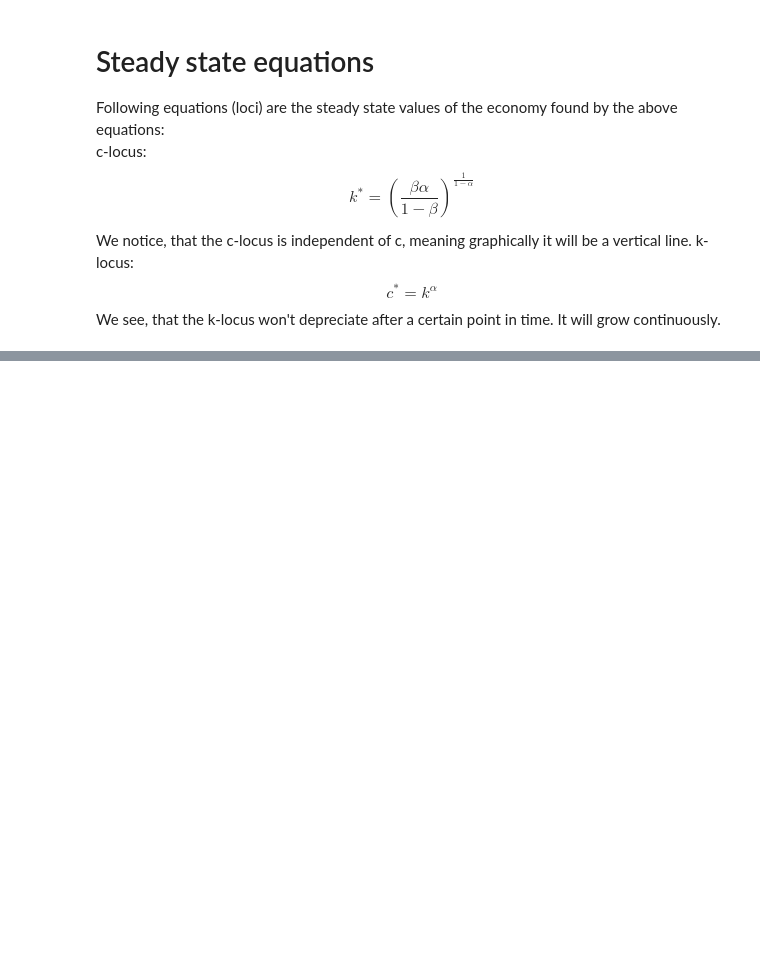
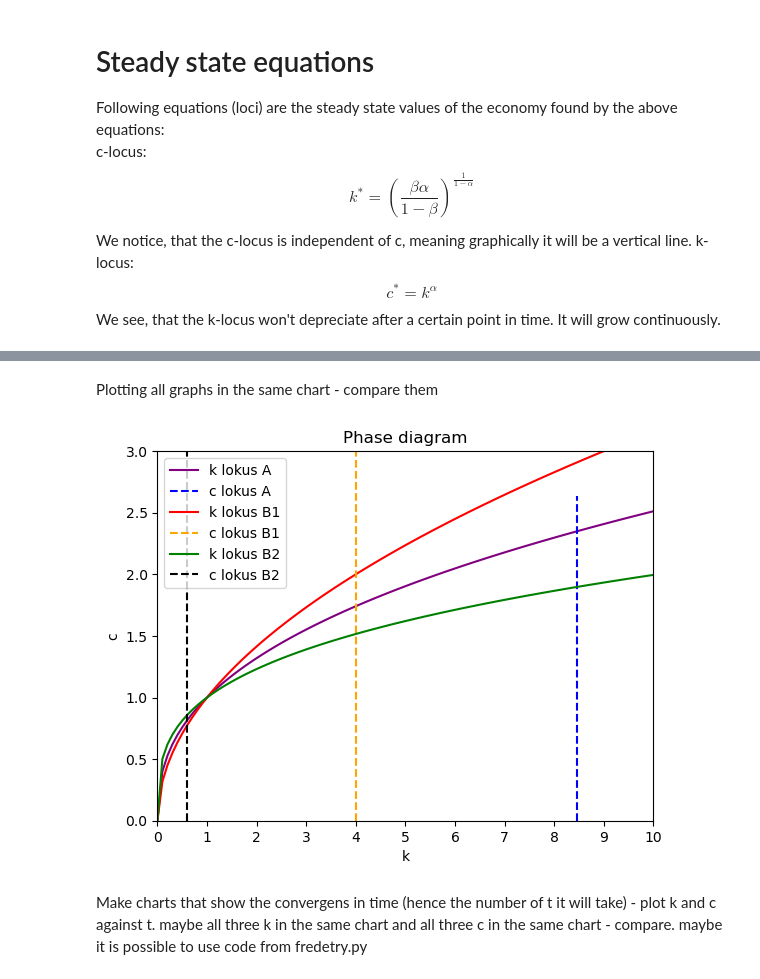
Before and after one commit to NumEconCopenhagen/projects-2023-leif, a Jupyter notebook: modelproject/fredeattemt.ipynb, the cells around one changed output, grey strips where cells are left out. Drawn from its saved outputs; the diff is of its cells as text; code cells hidden in the pictures; blank space fills up the shorter version.

```diff
--- a/modelproject/fredeattemt.ipynb
+++ b/modelproject/fredeattemt.ipynb
@@ -245,0 +230,74 @@ ax.text(0.25, 1.3, "c lokus")
+# %% [markdown]
+Plotting all graphs in the same chart - compare them
+# %%
+import numpy as np
+import matplotlib.pyplot as plt
+
+class Ramseymodelclass:
+    def __init__(self):
+        self.par = {
+            "model1": {"alpha": 0.4, "beta": 0.9},
+            "modelB1": {"alphaB1": 0.5, "betaB1": 0.8},
+            "modelB2": {"alphaB2": 0.3, "betaB2": 0.7}
+        }
+        self.ss = (1, 1)
+        self.ssB1 = (0.5, 0.5)
+        self.ssB2 = (0.2, 0.1)
+
+    @staticmethod
+    def k_lokus(k, alpha):
+        return k ** alpha
+
+    def c_lokus(self, alpha, beta):
+        return ((beta * alpha) / (1 - beta)) ** (1 / (1 - alpha))
+
+    def c_lokusB1(self, alphaB1, betaB1):
+        return ((betaB1 * alphaB1) / (1 - betaB1)) ** (1 / (1 - alphaB1))
+
+    def c_lokusB2(self, alphaB2, betaB2):
+        return ((betaB2 * alphaB2) / (1 - betaB2)) ** (1 / (1 - alphaB2))
+
+ramsey_model = Ramseymodelclass()
+
+# Set up the figure and axes
+fig, ax = plt.subplots()
+
+# Plot for model 1
+k = np.linspace(0, 10, 100)
+c = ramsey_model.c_lokus(ramsey_model.par["model1"]["alpha"], ramsey_model.par["model1"]["beta"])
+ax.plot(k, ramsey_model.k_lokus(k, ramsey_model.par["model1"]["alpha"]), color="purple", label="k lokus A")
+ax.plot([c, c], [0, ax.get_ylim()[1]], "--", color="blue", label="c lokus A")
+
+# Plot for model B1
+kB1 = np.linspace(0, 10, 100)
+cB1 = ramsey_model.c_lokusB1(ramsey_model.par["modelB1"]["alphaB1"], ramsey_model.par["modelB1"]["betaB1"])
+ax.plot(kB1, ramsey_model.k_lokus(kB1, ramsey_model.par["modelB1"]["alphaB1"]), color="red", label="k lokus B1")
+ax.plot([cB1, cB1], [0, ax.get_ylim()[1]], "--", color="orange", label="c lokus B1")
+
+# Plot for model B2
+kB2 = np.linspace(0, 10, 100)
+cB2 = ramsey_model.c_lokusB2(ramsey_model.par["modelB2"]["alphaB2"], ramsey_model.par["modelB2"]["betaB2"])
+ax.plot(kB2, ramsey_model.k_lokus(kB2, ramsey_model.par["modelB2"]["alphaB2"]), color="green", label="k lokus B2")
+ax.plot([cB2, cB2], [0, ax.get_ylim()[1]], "--", color="black", label="c lokus B2")
+
+
+# Set axis labels and title
+ax.set_xlabel("k")
+ax.set_ylabel("c")
+ax.set_title("Phase diagram")
+
+# Set axis limits and tick positions
+ax.set_xlim([0, 10])
+ax.set_ylim([0, 3])
+ax.set_xticks(np.arange(0, 11, 1))
+ax.set_yticks(np.arange(0, 3.5, 0.5))
+
+# Add legend
+ax.legend()
+
+# Display the plot
+plt.show()
+# %% [output]
+[figure, added]
+# %% [markdown]
+Make charts that show the convergens in time (hence the number of t it will take) - plot k and c against t. maybe all three k in the same chart and all three c in the same chart - compare. maybe it is possible to use code from fredetry.py
```
Also changed, not shown: parts of 21 cells of this notebook, 3 other files.
